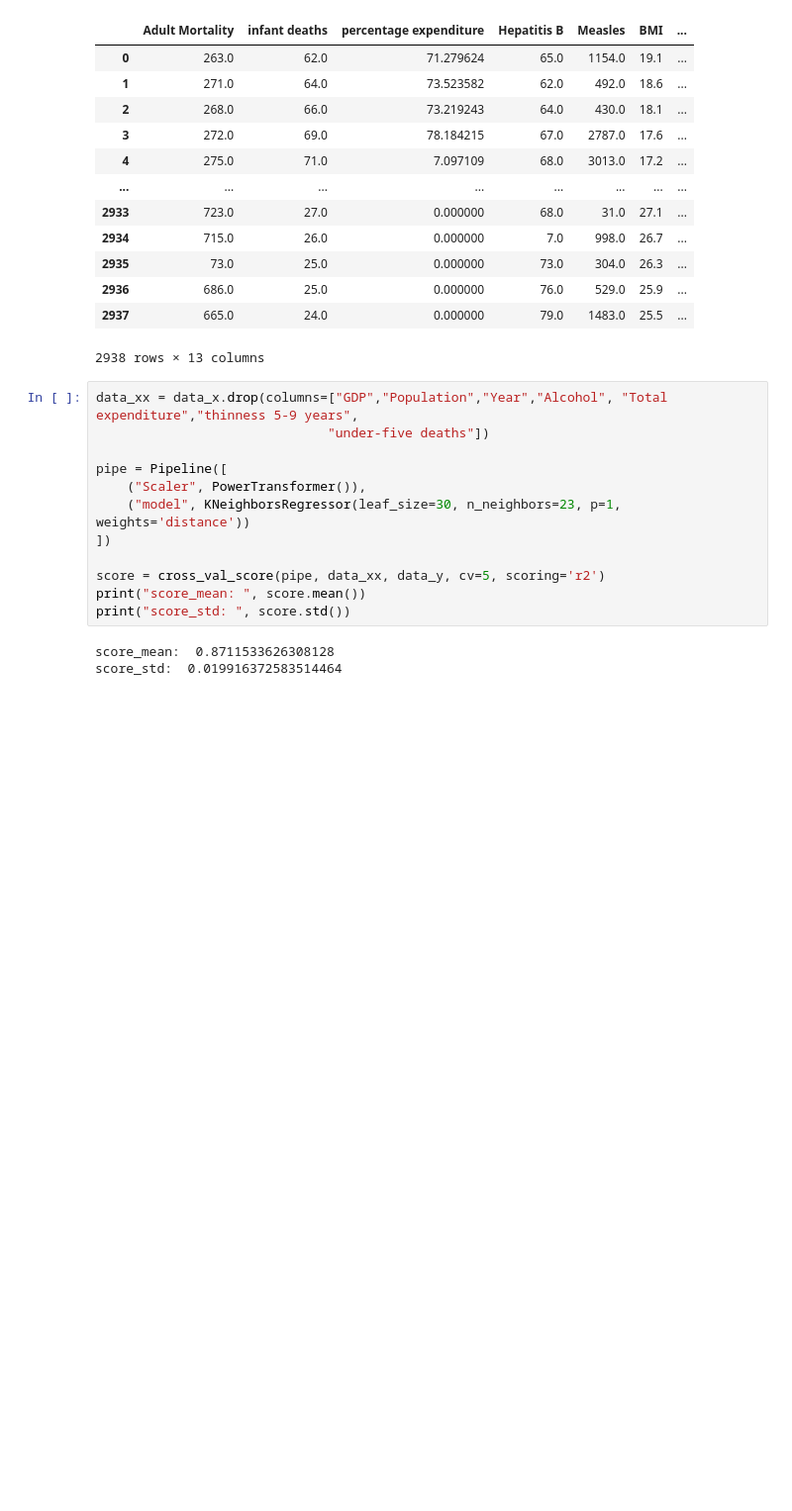
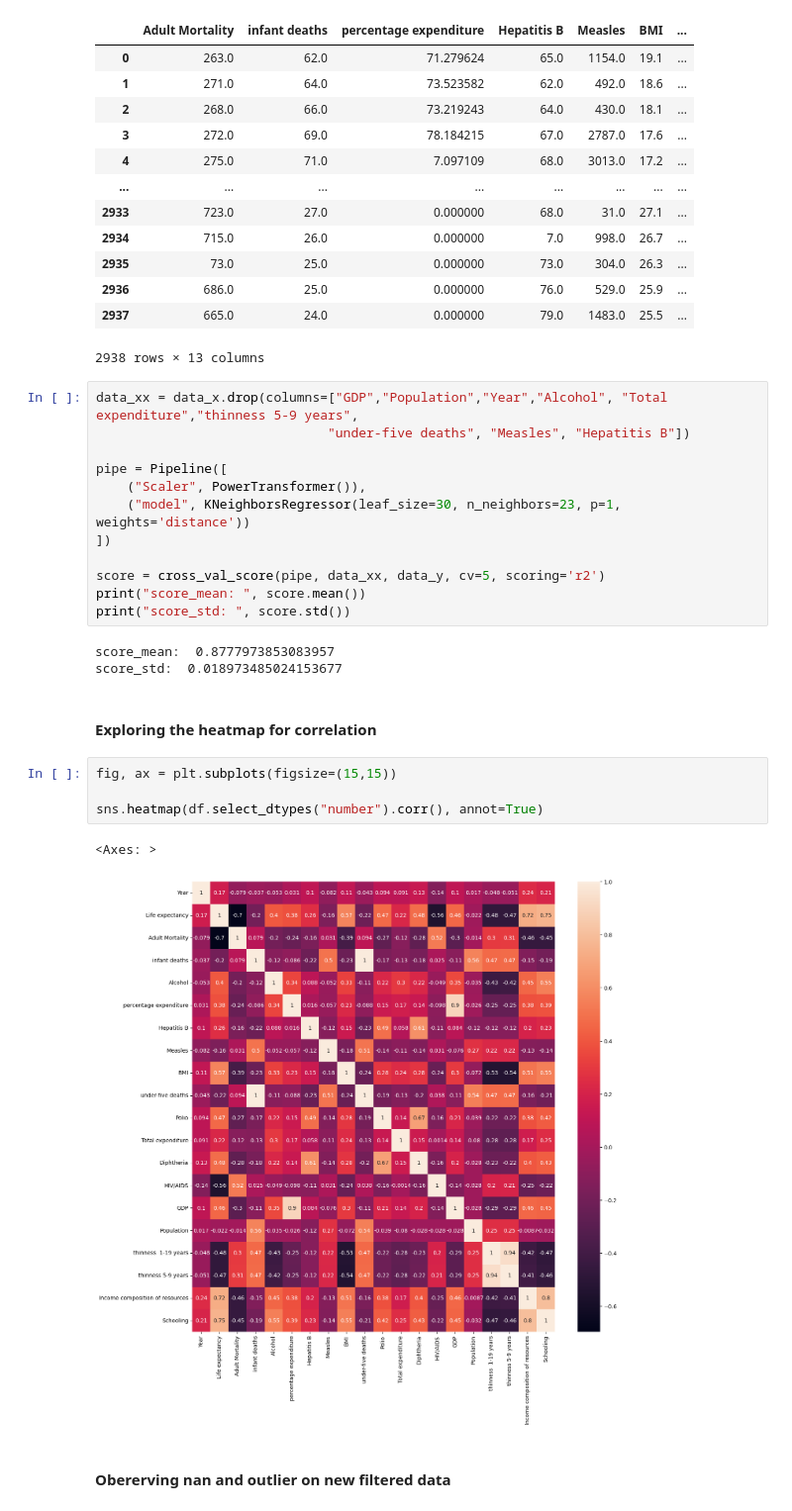
Before and after one commit to Manish-Kumar-9782/Tutorials-, a Jupyter notebook: Python DataScience/Aug 2023/KNN Regression.ipynb, the cells around one changed output. Shown at 99% size. Saved outputs shown, nothing was run; the diff lists cells and outputs as text; blank space fills up the shorter version.

```diff
--- a/Python DataScience/Aug 2023/KNN Regression.ipynb
+++ b/Python DataScience/Aug 2023/KNN Regression.ipynb
@@ -215,7 +208,7 @@ data_x.drop(columns=["GDP","Population","Year","Alcohol", "Total expenditure","t
 2938 rows × 13 columns
 # %%
 data_xx = data_x.drop(columns=["GDP","Population","Year","Alcohol", "Total expenditure","thinness 5-9 years",
-                              "under-five deaths"])
+                              "under-five deaths", "Measles", "Hepatitis B"])
 
 pipe = Pipeline([
     ("Scaler", PowerTransformer()),
@@ -226,5 +219,16 @@ score = cross_val_score(pipe, data_xx, data_y, cv=5, scoring='r2')
 print("score_mean: ", score.mean())
 print("score_std: ", score.std())
 # %% [output]
-score_mean:  0.8711533626308128
-score_std:  0.019916372583514464
+score_mean:  0.8777973853083957
+score_std:  0.018973485024153677
+# %% [markdown]
+#### Exploring the heatmap for correlation
+# %%
+fig, ax = plt.subplots(figsize=(15,15))
+
+sns.heatmap(df.select_dtypes("number").corr(), annot=True)
+# %% [output]
+<Axes: >
+[figure, added]
+# %% [markdown]
+#### Obererving nan and outlier on new filtered data
```
Also changed, not shown: parts of 28 cells of this notebook.
